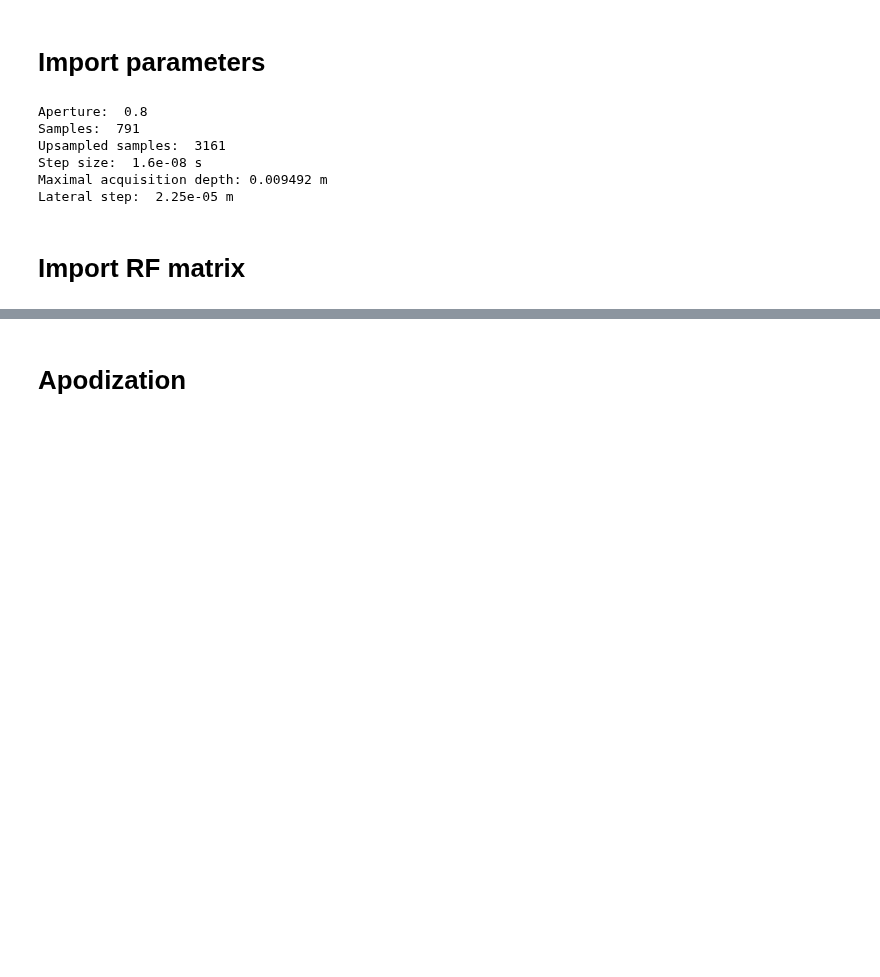
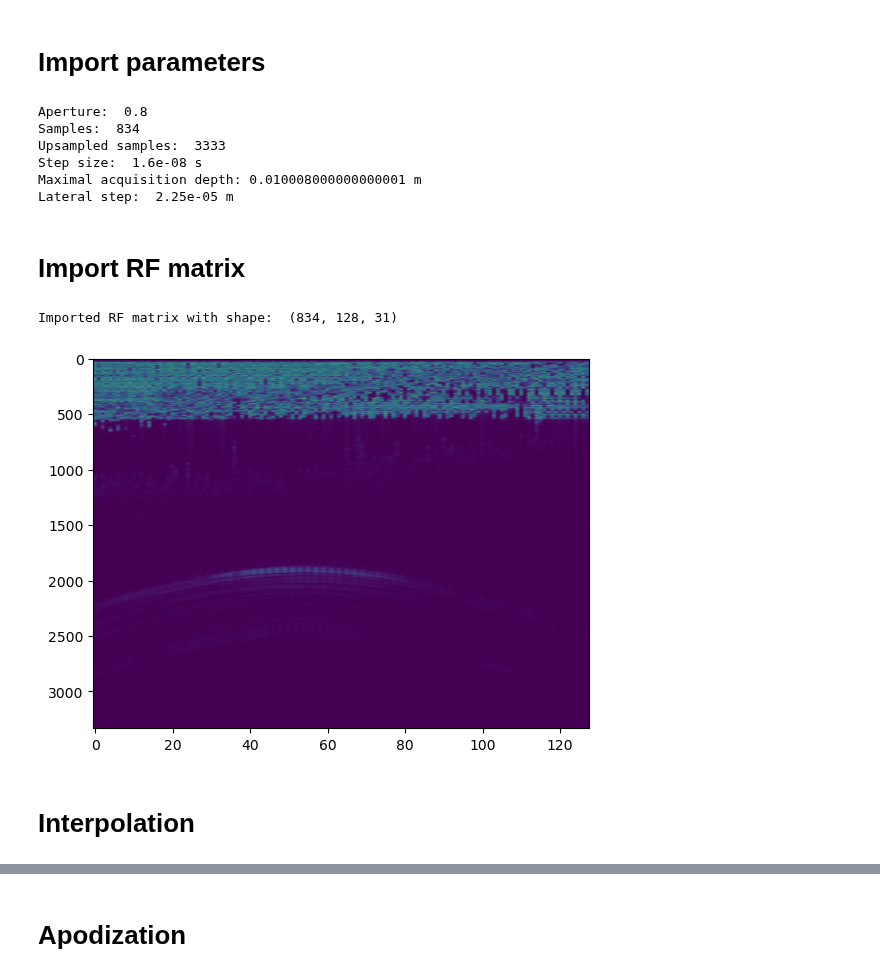
Before and after one commit to MatthieuVAUTRIN/superresolution, a Jupyter notebook: 002_post_processing_real.ipynb, the cells around one changed output, grey strips where cells are left out. Drawn from its saved outputs; the diff is of its cells as text; code cells hidden in the pictures; blank space fills up the shorter version.

```diff
--- a/002_post_processing_real.ipynb
+++ b/002_post_processing_real.ipynb
@@ -59,25 +104,50 @@ def calculate_variables(params):
 # %%
-parameters = load_parameters("./parameters.json")
-params, pos, time = calculate_variables(parameters)
+parameters = load_parameters("./parameters_real_data.json")
+if using_simulation_data:
+    params, pos, time = calculate_variables_simulation(parameters)
+else:
+    params, pos, time = calculate_variables_real_data(parameters)
 # %% [output]
 Aperture:  0.8
-Samples:  791
-Upsampled samples:  3161
+Samples:  834
+Upsampled samples:  3333
 Step size:  1.6e-08 s
-Maximal acquisition depth: 0.009492 m
+Maximal acquisition depth: 0.010008000000000001 m
 Lateral step:  2.25e-05 m
 # %% [markdown]
 # Import RF matrix
 # %%
-objects = []
+if using_simulation_data:
+    if using_upsampled_data:
+        samples = params["simulation"]["upsampled_samples"]
+        sampling_rate = params["simulation"]["upsampled_sampling_rate"]
+        rf_matrix_path = "./data/csv/rf_data/rf_matrix_upsampled_summed.npy"
+    else:
+        samples = params["simulation"]["samples"]
+        sampling_rate = params["wave"]["sampling_rate"]
+        rf_matrix_path = "./data/csv/rf_data/rf_matrix_summed.npy"
 
-if using_upsampled_data:
-    samples = params["simulation"]["upsampled_samples"]
-    sampling_rate = params["simulation"]["upsampled_sampling_rate"]
-    rf_matrix_path = "./data/csv/rf_data/rf_matrix_upsampled_summed.npy"
+    rf_matrix_summed = np.load(rf_matrix_path)
+    print("Imported RF matrix with shape: ", rf_matrix_summed.shape)
+
 else:
-    samples = params["simulation"]["samples"]
-    sampling_rate = params["wave"]["sampling_rate"]
-    rf_matrix_path = "./data/csv/rf_data/rf_matrix_summed.npy"
-
-rf_matrix_summed = np.load(rf_matrix_path)
+    if using_matlab_data:
+        rf_matrix_summed = loadmat(matlab_rf_data_path)
+        rf_matrix_summed = list(rf_matrix_summed.values())[-1]
+        rf_matrix_summed = np.float64(rf_matrix_summed)
+        print("Imported RF matrix with shape: ", rf_matrix_summed.shape)
+    if interpolate_data:
+        samples = params["simulation"]["upsampled_samples"]
+        sampling_rate = params["simulation"]["upsampled_sampling_rate"]
+    else:
+        samples = params["simulation"]["samples"]
+        sampling_rate = params["wave"]["sampling_rate"]
+# %% [output]
+Imported RF matrix with shape:  (834, 128, 31)
+# %%
+plt.imshow(np.abs(rf_matrix_summed[:,:,0]), aspect='auto', cmap='viridis')
+plt.show()
+# %% [output]
+[figure, added]
+# %% [markdown]
+# Interpolation
```
Also changed, not shown: parts of 13 cells of this notebook, 4 other files.
